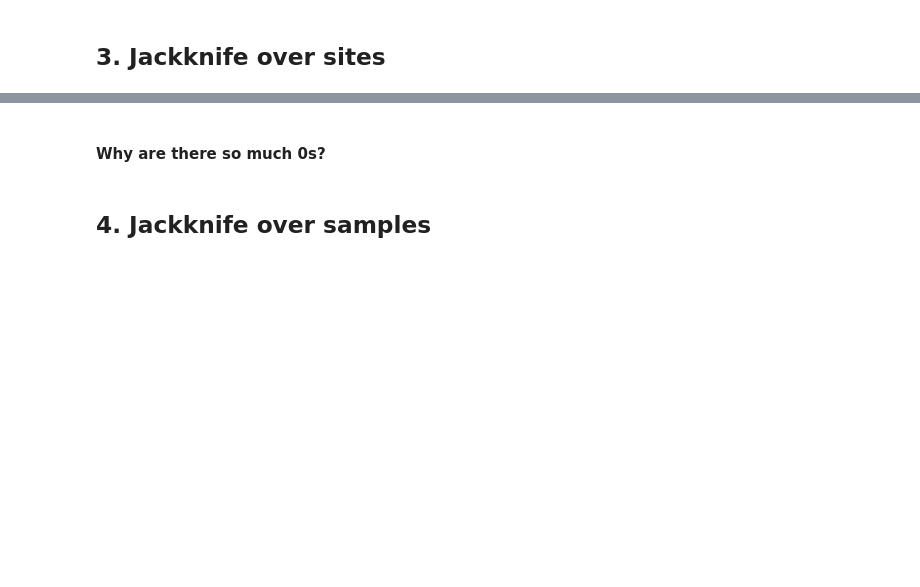
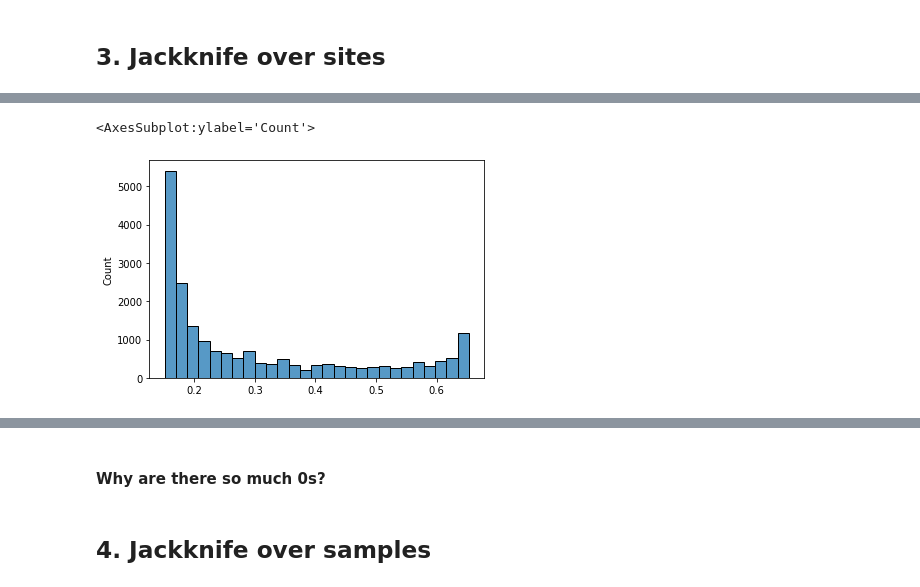
Before and after one commit to rwaples/resampling, a Jupyter notebook: resample_site_diversity.ipynb, the cells around one changed output, grey strips where cells are left out. Saved outputs shown, nothing was run; the diff lists cells and outputs as text; code cells hidden in the pictures; blank space fills up the shorter version.

```diff
--- a/resample_site_diversity.ipynb
+++ b/resample_site_diversity.ipynb
@@ -324,0 +354,5 @@ for index,_ in kf.split(sites_index):
+# %%
+sns.histplot(jk_pse_val)
+# %% [output]
+<AxesSubplot:ylabel='Count'>
+[figure, added]
```
Also changed, not shown: parts of 67 cells of this notebook, 1 other file.
